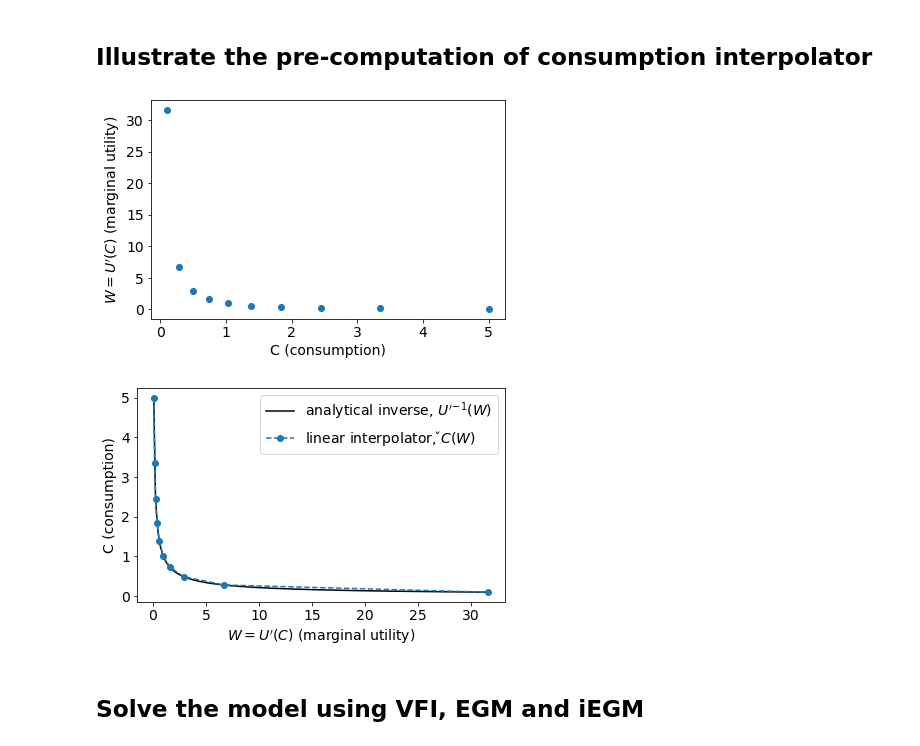
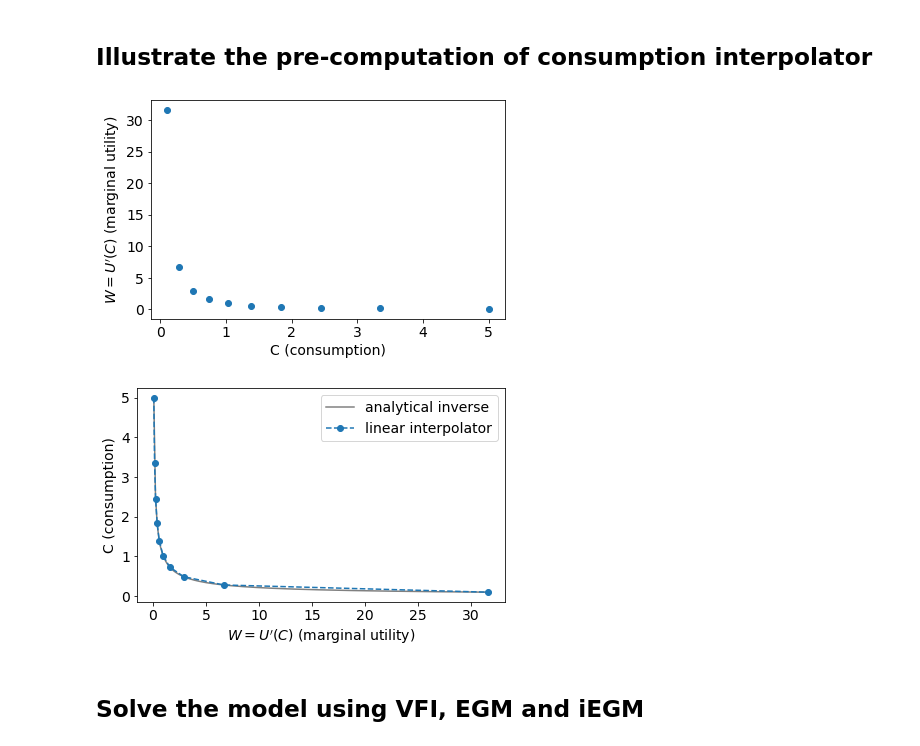
Before and after one commit to ThomasHJorgensen/iEGM, a Jupyter notebook: 01. BufferStockModel.ipynb, the cells around one changed output. Saved outputs shown, nothing was run; the diff lists cells and outputs as text; code cells hidden in the pictures.

```diff
--- a/01. BufferStockModel.ipynb
+++ b/01. BufferStockModel.ipynb
@@ -69,22 +50,22 @@ model.precompute_C()
 # %%
 # illustrate the iEGM pre-computation
 fig, ax = plt.subplots()
 ax.scatter(par.grid_C,par.grid_marg_U)
 ax.set(xlabel='C (consumption)',ylabel="$W=U\'(C)$ (marginal utility)");
 fig.tight_layout()
 fig.savefig('output/fig_illustrate_flip1.pdf')
 
 fig, ax = plt.subplots()
 fine_grid = np.linspace(par.grid_marg_U_flip[0],par.grid_marg_U_flip[-1],200)
-ax.plot(fine_grid,model.inv_marg_util(fine_grid),color='black',label='analytical inverse, $U\'^{-1}(W)$')
-ax.plot(par.grid_marg_U_flip,par.grid_C_flip,marker='o',linestyle='--',color='tab:blue',label='linear interpolator, $\check{C}(W)$');
+ax.plot(fine_grid,model.inv_marg_util(fine_grid),color='gray',label='analytical inverse')
+ax.plot(par.grid_marg_U_flip,par.grid_C_flip,marker='o',linestyle='--',color='tab:blue',label='linear interpolator');
 ax.set(xlabel='$W=U\'(C)$ (marginal utility)',ylabel="C (consumption)");
 ax.legend();
 fig.tight_layout()
 if SAVE: fig.savefig('output/fig_illustrate_flip2.pdf')
 # %% [output]
 [figure]
-[figure, old version]
+[figure, new version]
 # %% [markdown]
 ## Solve the model using VFI, EGM and iEGM
 # %%
```
Also changed, not shown: parts of 5 cells of this notebook, 3 other files.
